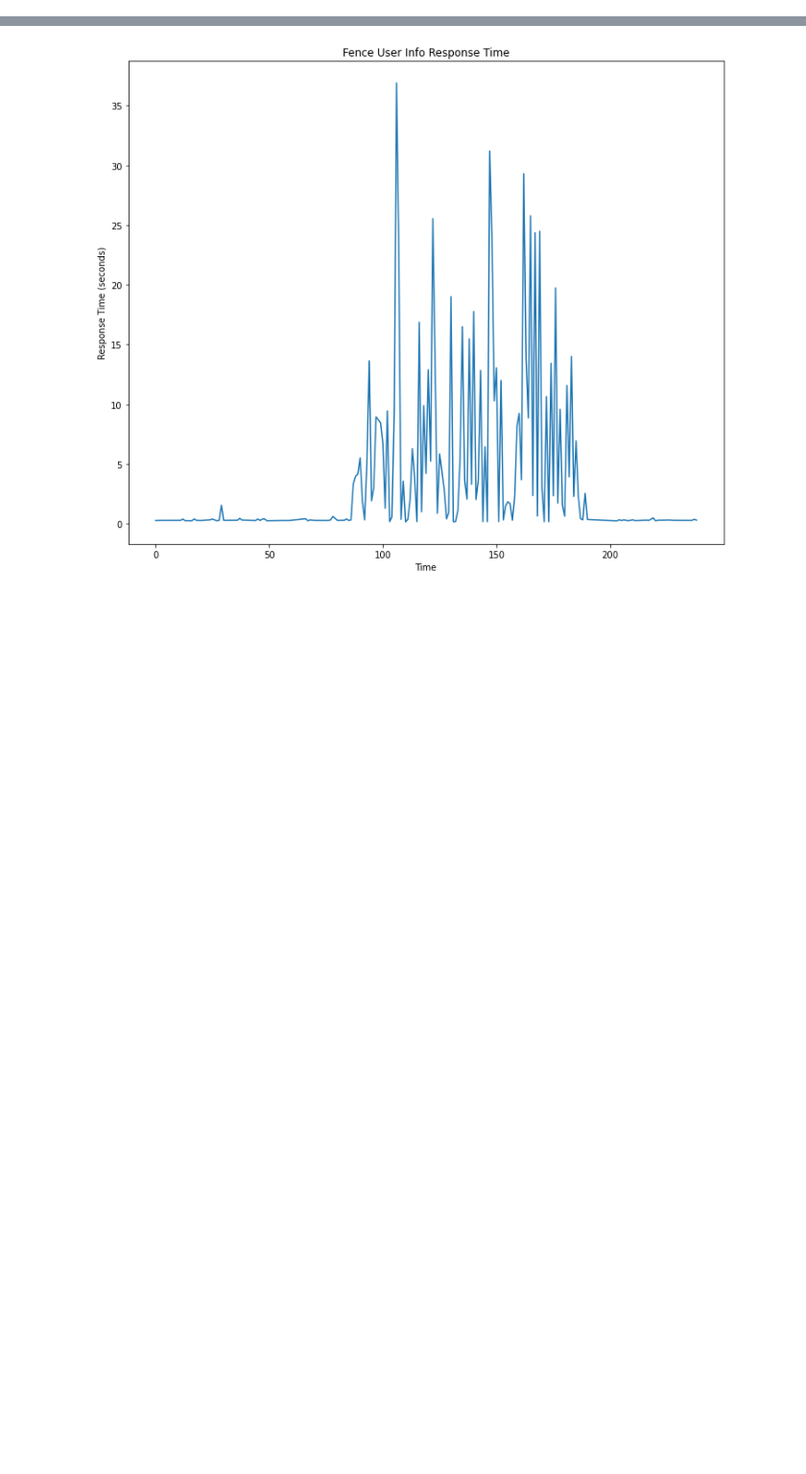
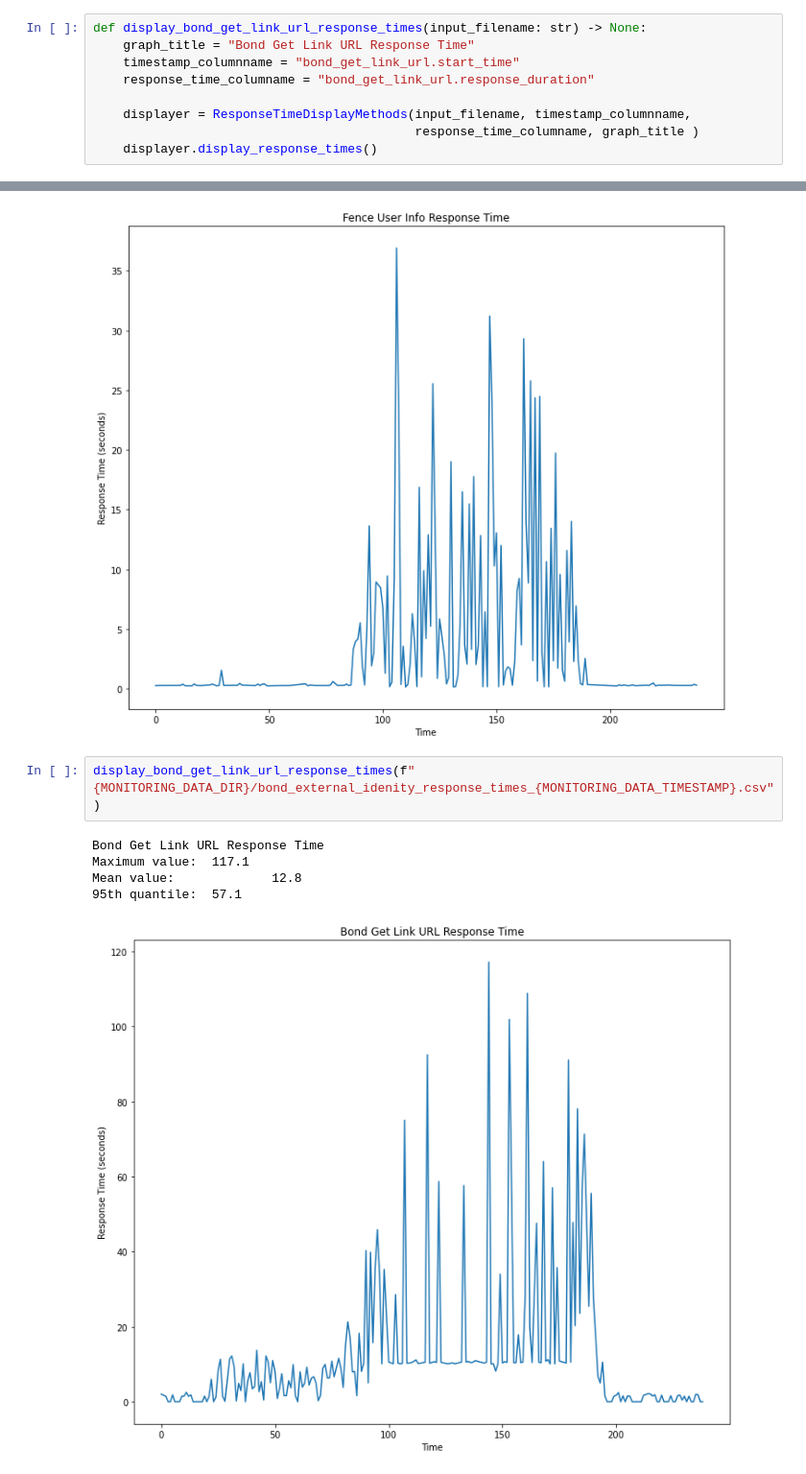
Before and after one commit to mbaumann-broad/terra-worfklow-scale-test-tools, a Jupyter notebook: notebooks/graph_response_time_data.ipynb, the cells around one changed output, grey strips where cells are left out. Shown at 96% size. Cells and saved outputs as stored; diff of their text form; blank space fills up the shorter version.

Commit message:
Added support for Bond external identity info response times

```diff
--- a/notebooks/graph_response_time_data.ipynb
+++ b/notebooks/graph_response_time_data.ipynb
@@ -71,3 +71,12 @@ def display_fence_user_info_response_times(input_filename: str) -> None:
     displayer = ResponseTimeDisplayMethods(input_filename, timestamp_columnname,
                                            response_time_columname, graph_title )
     displayer.display_response_times()
+# %%
+def display_bond_get_link_url_response_times(input_filename: str) -> None:
+    graph_title = "Bond Get Link URL Response Time"
+    timestamp_columnname = "bond_get_link_url.start_time"
+    response_time_columname = "bond_get_link_url.response_duration"
+
+    displayer = ResponseTimeDisplayMethods(input_filename, timestamp_columnname,
+                                           response_time_columname, graph_title )
+    displayer.display_response_times()
@@ -87,3 +105,11 @@ Maximum value:  36.9
 Mean value:             3.3
 95th quantile:  17.0
 [figure]
+# %%
+display_bond_get_link_url_response_times(f"{MONITORING_DATA_DIR}/bond_external_idenity_response_times_{MONITORING_DATA_TIMESTAMP}.csv")
+# %% [output]
+Bond Get Link URL Response Time
+Maximum value:  117.1
+Mean value:             12.8
+95th quantile:  57.1
+[figure, added]
```
Also changed, not shown: parts of 2 cells of this notebook.
